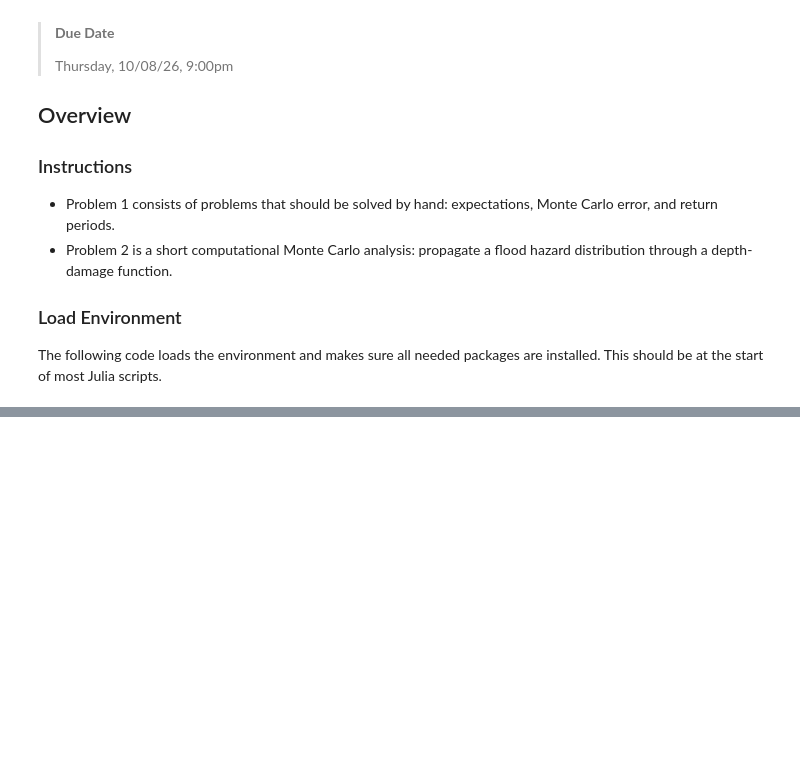
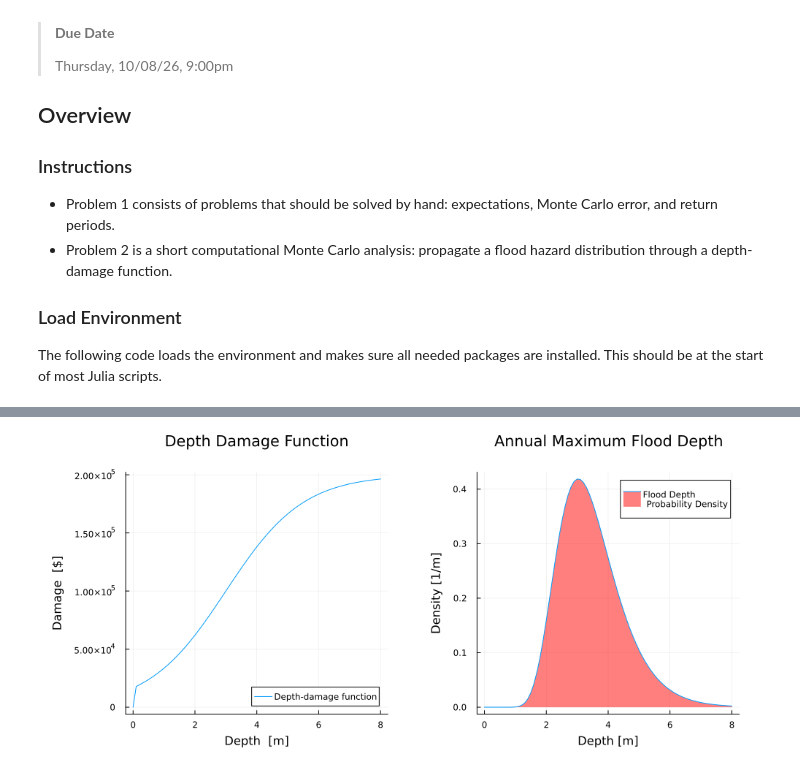
Before and after one commit to mikael-ren4/hw04, a Jupyter notebook: hw04.ipynb, the cells around one changed output, grey strips where cells are left out. Drawn from its saved outputs; the diff is of its cells as text; code cells hidden in the pictures; blank space fills up the shorter version.

```diff
--- a/hw04.ipynb
+++ b/hw04.ipynb
@@ -225,6 +205,25 @@ $$1-(1-0.002)^{20}$$
 # %%
 function depth_damage(depth)
-    # TODO: return the damage in dollars for a flood of this depth.
-    # A depth at or below zero causes no damage.
-    error("depth_damage has not been written yet -- replace this line")
+    L = 200000
+    k = 0.8
+    h0 = 3
+
+    if depth>0
+        damage = L/(1+exp(-k*(depth-h0)))
+    else
+        damage = 0
+    end
+    return damage
 end
+
+x=0:0.1:8
+P_damage = plot(x,depth_damage.(0:0.1:8),label="Depth-damage function")
+plot!(P_damage,title="Depth Damage Function",xlabel="Depth  [m]", ylabel="Damage  [\$]", legend=:bottomright)
+
+d = LogNormal(1.2,0.3)
+P_dist = plot(x, pdf.(d,x), fill=(0, 0.5, :red),label="Flood Depth \n Probability Density")
+plot!(P_dist,title="Annual Maximum Flood Depth", xlabel="Depth [m]", ylabel="Density [1/m]",legend=:topright)
+
+plot(P_damage, P_dist, layout = (1, 2), size=(1000, 450), margin=8Plots.mm)
+# %% [output]
+[figure, added]
```
Also changed, not shown: parts of 12 cells of this notebook.
